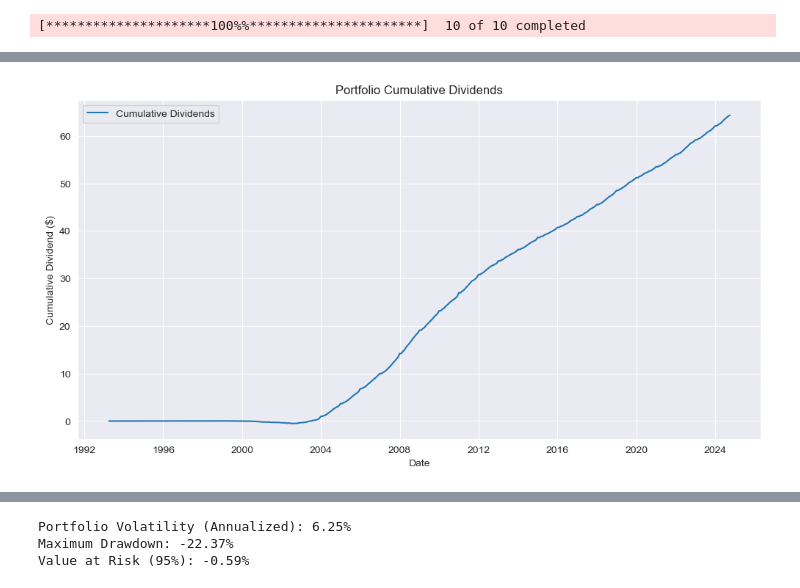
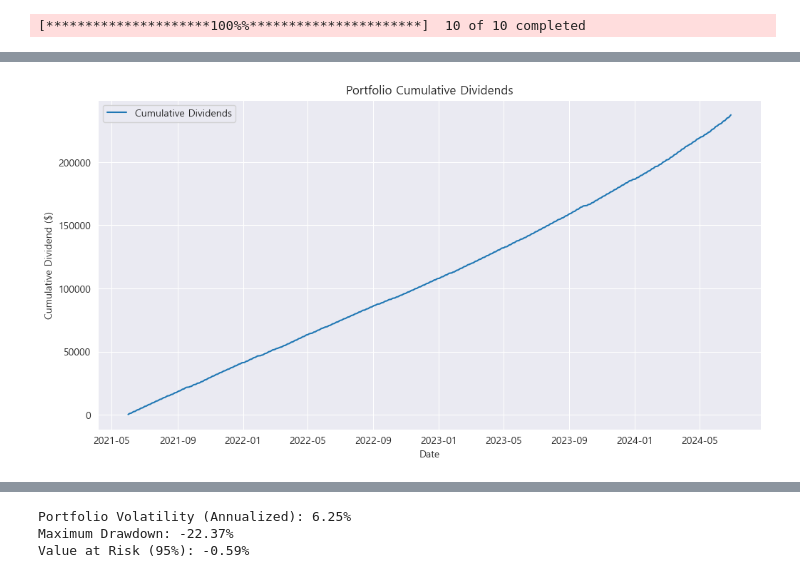
Before and after one commit to gyeonghwan0322/bigdata, a Jupyter notebook: Deep Learning.ipynb, the cells around one changed output, grey strips where cells are left out. Cells and saved outputs as stored; diff of their text form; code cells hidden in the pictures.

```diff
--- a/Deep Learning.ipynb
+++ b/Deep Learning.ipynb
@@ -249,30 +192,59 @@ plt.show()
 # %%
-# **배당 데이터 수집 및 포트폴리오 배당 시각화 추가**
+from matplotlib import font_manager, rc
+# 한글 폰트 설정 (예: 나눔고딕)
+font_path = "C:/Windows/Fonts/malgun.ttf"  # Windows 환경에서 '맑은 고딕' 폰트 경로
+font_name = font_manager.FontProperties(fname=font_path).get_name()
+rc('font', family=font_name)
 
-# 배당 데이터 수집
+# 종목코드, 회사명, 배당률 데이터 정의
+dividend_info = [
+    {"ticker": "267250.ks", "name": "HD현대", "dividend_yield": 8},
+    {"ticker": "018670.ks", "name": "SK가스", "dividend_yield": 5},
+    {"ticker": "005830.ks", "name": "DB손해보험", "dividend_yield": 6.4},
+    {"ticker": "000810.ks", "name": "삼성화재", "dividend_yield": 6.08},
+    {"ticker": "000270.ks", "name": "기아", "dividend_yield": 4.9},
+    {"ticker": "000660.ks", "name": "SK하이닉스", "dividend_yield": 1},
+    {"ticker": "036460.ks", "name": "한국가스공사", "dividend_yield": 2.3},
+    {"ticker": "005930.ks", "name": "삼성전자", "dividend_yield": 2},
+    {"ticker": "105560.ks", "name": "KB금융", "dividend_yield": 5.6},
+    {"ticker": "373220.ks", "name": "LG에너지솔루션", "dividend_yield": 0}
+]
+
+# 배당률을 사용하여 배당금 데이터프레임 생성
 dividend_data = pd.DataFrame()
-for asset in asset_list:
-    dividends = yf.Ticker(asset).dividends
-    dividends = dividends.resample('M').sum()  # 월별 배당금 합산
-    dividend_data[asset] = dividends
+for data in dividend_info:
+    ticker = data['ticker']
+    dividend_yield = data['dividend_yield'] / 100  # 배당률을 백분율로 변환
+    try:
+        stock_data = yf.download(ticker, start="2021-06-01", end="2024-06-30", progress=False)
+        dividends = stock_data['Adj Close'] * dividend_yield / 12  # 월별 배당금 계산
+        dividend_data[ticker] = dividends
+    except Exception as e:
+        print(f"Error fetching data for {ticker}: {e}")
 
 # 결측치 처리
 dividend_data = dividend_data.fillna(0)
 
-# 포트폴리오 배당금 계산
+# 포트폴리오 배당금 계산 (recommended_portfolio['weight']를 사용한다고 가정)
+recommended_portfolio = pd.DataFrame({
+    'ticker': [data['ticker'] for data in dividend_info],
+    'weight': [1/len(dividend_info)] * len(dividend_info)  # 동일 가중치 사용
+})
+recommended_portfolio.set_index('ticker', inplace=True)
+
 portfolio_dividends = dividend_data * recommended_portfolio['weight']
 portfolio_dividends['Total_Dividend'] = portfolio_dividends.sum(axis=1)
 
 # 누적 배당금 계산
 cumulative_dividends = portfolio_dividends['Total_Dividend'].cumsum()
 
 # 배당금 시각화
-plt.figure(figsize=(12,6))
+plt.figure(figsize=(12, 6))
 plt.plot(cumulative_dividends, label='Cumulative Dividends')
 plt.title('Portfolio Cumulative Dividends')
 plt.xlabel('Date')
 plt.ylabel('Cumulative Dividend ($)')
 plt.legend()
 plt.show()
 # %% [output]
-[figure, old version]
+[figure, new version]
```
Also changed, not shown: parts of 8 cells of this notebook, 3 other files.
